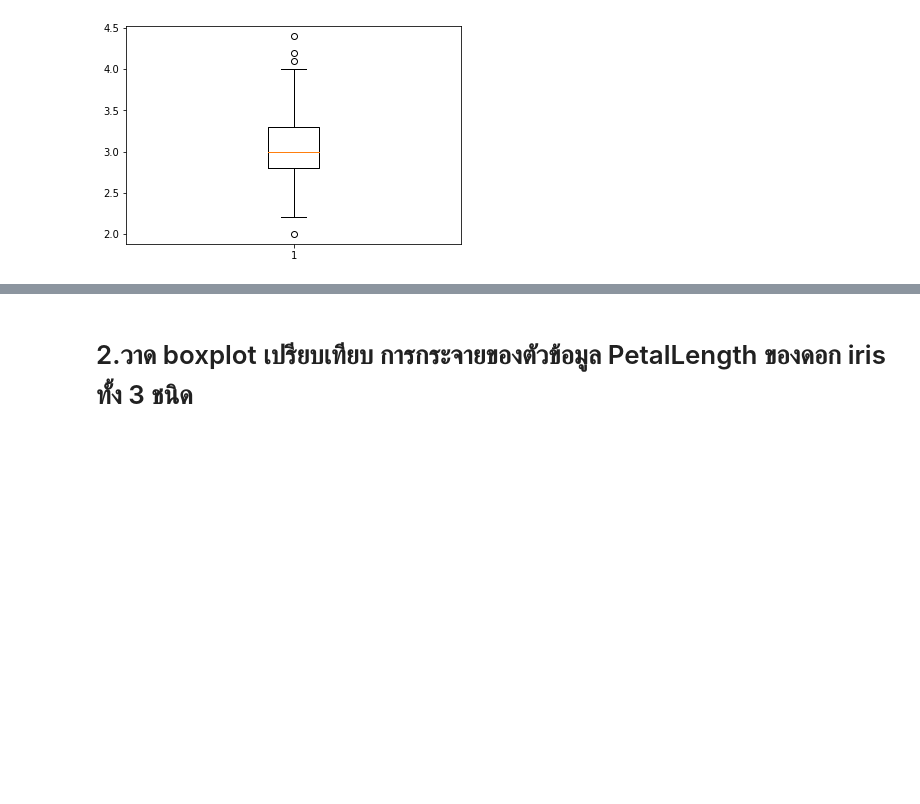
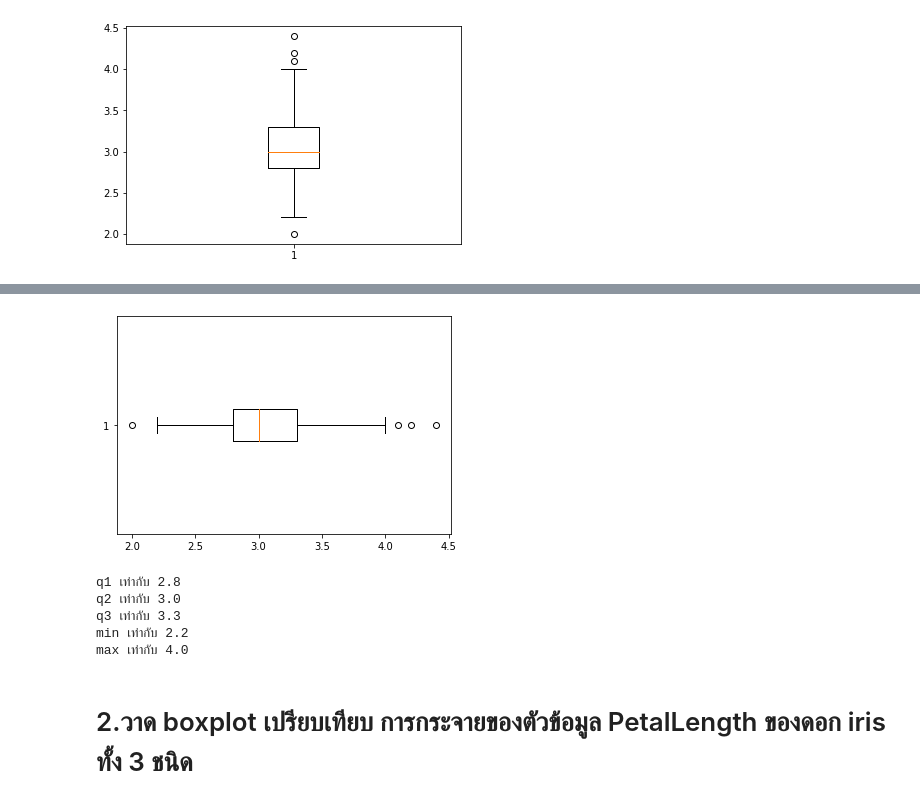
Before and after one commit to Chanunchida-May/data_viz_2022, a Jupyter notebook: DataViz02_Data_Distribution.ipynb, the cells around one changed output, grey strips where cells are left out. Drawn from its saved outputs; the diff is of its cells as text; code cells hidden in the pictures; blank space fills up the shorter version.

```diff
--- a/DataViz02_Data_Distribution.ipynb
+++ b/DataViz02_Data_Distribution.ipynb
@@ -299,2 +302,14 @@ box_vals(x)
+# %%
+x = plt.boxplot(df['SepalWidth'],vert = False)
+# %% [output]
+[figure, added]
+# %%
+box_vals(x)
+# %% [output]
+q1 เท่ากับ 2.8
+q2 เท่ากับ 3.0
+q3 เท่ากับ 3.3
+min เท่ากับ 2.2
+max เท่ากับ 4.0
 # %% [markdown]
 # 2.วาด boxplot เปรียบเทียบ การกระจายของตัวข้อมูล PetalLength ของดอก iris ทั้ง 3 ชนิด
```
Also changed, not shown: parts of 10 cells of this notebook.
